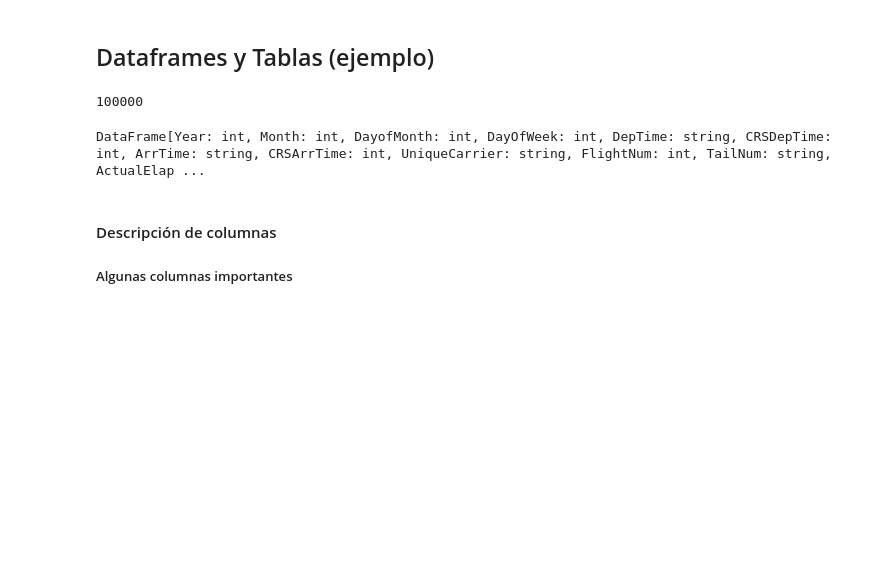
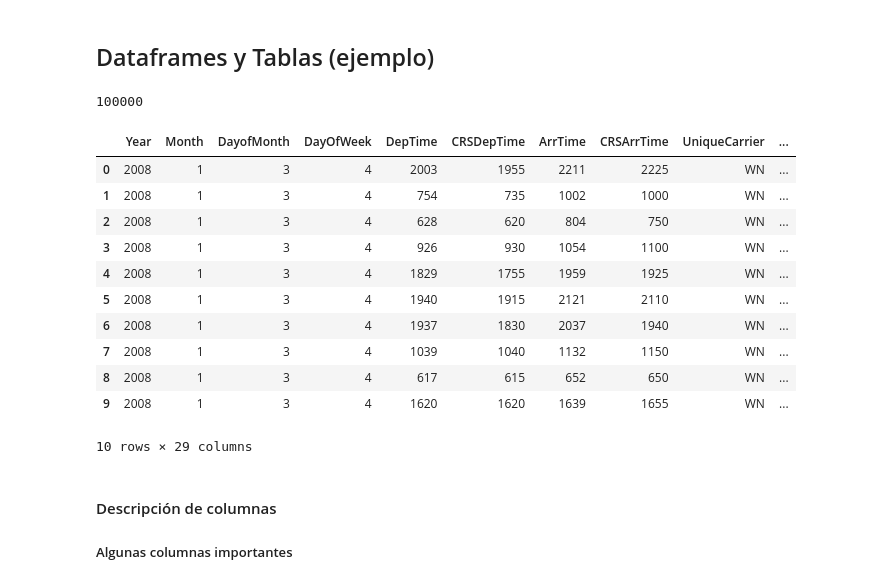
Before and after one commit to ser0090/dipdata, a Jupyter notebook: distributed/notebooks/04_dataframes_tablas.ipynb, the cells around one changed output. Drawn from its saved outputs; the diff is of its cells as text; code cells hidden in the pictures; blank space fills up the shorter version.

```diff
--- a/distributed/notebooks/04_dataframes_tablas.ipynb
+++ b/distributed/notebooks/04_dataframes_tablas.ipynb
@@ -44,9 +44,20 @@ flightsInDF.count()
 # %% [output]
 100000
 # %%
-flightsInDF.limit(10)
+flightsInDF.limit(10).toPandas()
 # %% [output]
+|  | Year | Month | DayofMonth | DayOfWeek | DepTime | CRSDepTime | ArrTime | CRSArrTime | UniqueCarrier | ... |
+| 0 | 2008 | 1 | 3 | 4 | 2003 | 1955 | 2211 | 2225 | WN | ... |
+| 1 | 2008 | 1 | 3 | 4 | 754 | 735 | 1002 | 1000 | WN | ... |
+| 2 | 2008 | 1 | 3 | 4 | 628 | 620 | 804 | 750 | WN | ... |
+| 3 | 2008 | 1 | 3 | 4 | 926 | 930 | 1054 | 1100 | WN | ... |
+| 4 | 2008 | 1 | 3 | 4 | 1829 | 1755 | 1959 | 1925 | WN | ... |
+| 5 | 2008 | 1 | 3 | 4 | 1940 | 1915 | 2121 | 2110 | WN | ... |
+| 6 | 2008 | 1 | 3 | 4 | 1937 | 1830 | 2037 | 1940 | WN | ... |
+| 7 | 2008 | 1 | 3 | 4 | 1039 | 1040 | 1132 | 1150 | WN | ... |
+| 8 | 2008 | 1 | 3 | 4 | 617 | 615 | 652 | 650 | WN | ... |
+| 9 | 2008 | 1 | 3 | 4 | 1620 | 1620 | 1639 | 1655 | WN | ... |
-DataFrame[Year: int, Month: int, DayofMonth: int, DayOfWeek: int, DepTime: string, CRSDepTime: int, ArrTime: string, CRSArrTime: int, UniqueCarrier: string, FlightNum: int, TailNum: string, ActualElap ...
+10 rows × 29 columns
 # %% [markdown]
 #### Descripción de columnas
 ##### Algunas columnas importantes
```
Also changed, not shown: parts of 6 cells of this notebook.
